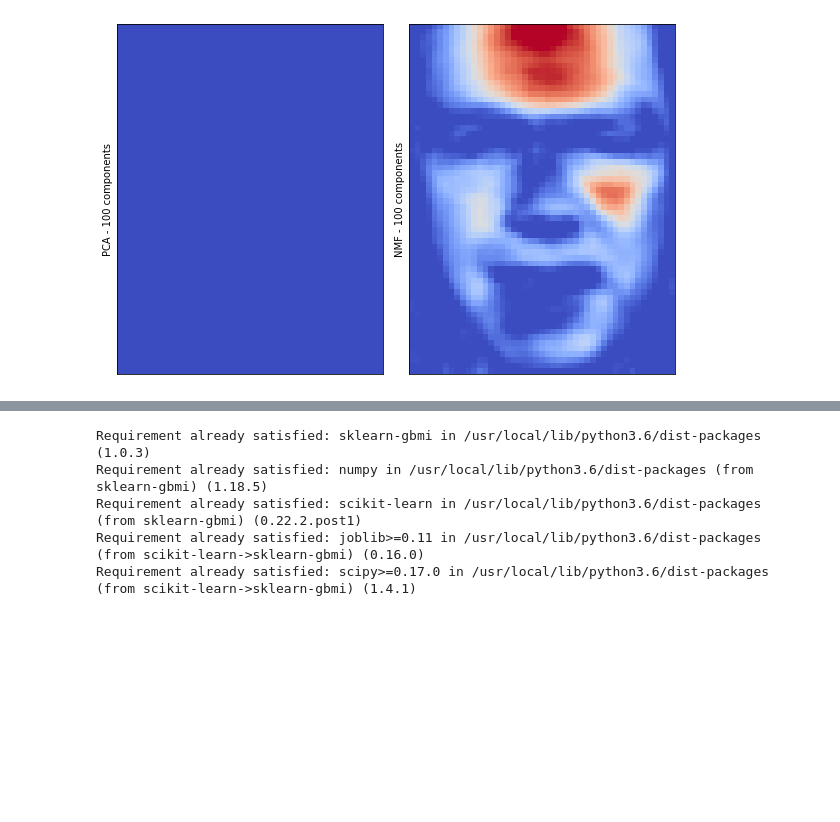
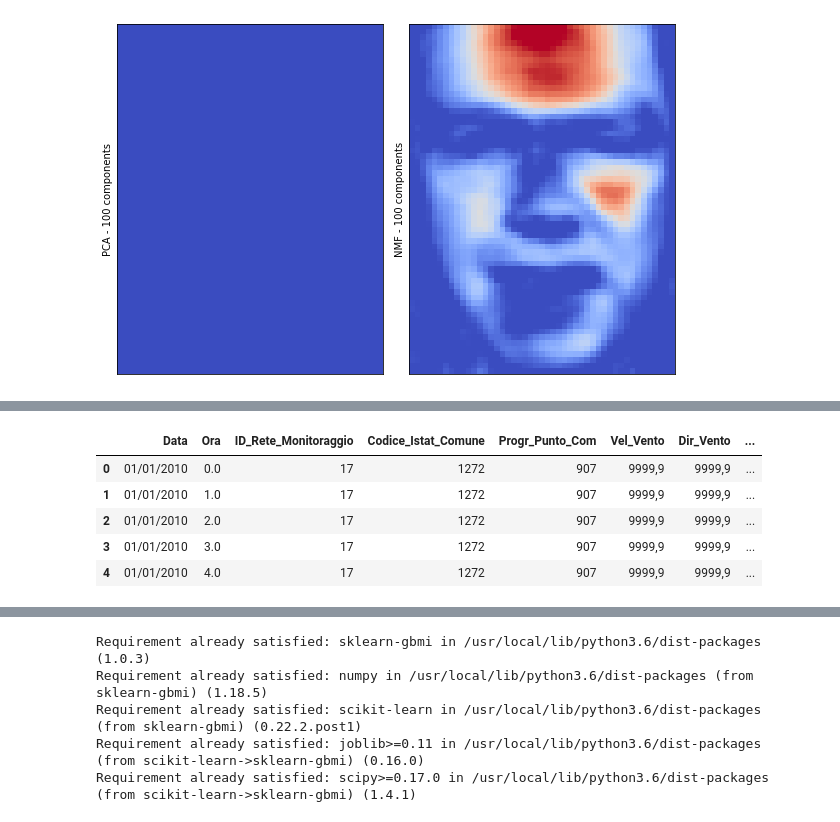
Before and after one commit to MachineLearningJournalClub/HowToTackleAMLCompetition, a Jupyter notebook: HowToTackleAMLCompetition/Lecture7|AdvancedFeatures.ipynb, the cells around one changed output, grey strips where cells are left out. Saved outputs shown, nothing was run; the diff lists cells and outputs as text; code cells hidden in the pictures; blank space fills up the shorter version.

```diff
--- a/HowToTackleAMLCompetition/Lecture7|AdvancedFeatures.ipynb
+++ b/HowToTackleAMLCompetition/Lecture7|AdvancedFeatures.ipynb
@@ -989,0 +1016,15 @@ https://github.com/ralphhaygood/sklearn-gbmi/blob/master/example.ipynb
+# %%
+header_list = ["Data", "Ora", "ID_Rete_Monitoraggio", "Codice_Istat_Comune",
+               "Progr_Punto_Com","Vel_Vento", "Dir_Vento", "Dev_Std_Vel_Trasversale",
+               "Press_Atmosferica", "Temp_Aria", "Umid_Relativa", "Rad_Solare_Diretta",
+               "Rad_Solare_Riflessa", "Precipitazione"]
+arpa_data = pd.read_csv("MonthElb_012010_001272907.csv", error_bad_lines=False , sep= ";", names = header_list)
+# %%
+arpa_data.head()
+# %% [output]
+|  | Data | Ora | ID_Rete_Monitoraggio | Codice_Istat_Comune | Progr_Punto_Com | Vel_Vento | Dir_Vento | ... |
+| 0 | 01/01/2010 | 0.0 | 17 | 1272 | 907 | 9999,9 | 9999,9 | ... |
+| 1 | 01/01/2010 | 1.0 | 17 | 1272 | 907 | 9999,9 | 9999,9 | ... |
+| 2 | 01/01/2010 | 2.0 | 17 | 1272 | 907 | 9999,9 | 9999,9 | ... |
+| 3 | 01/01/2010 | 3.0 | 17 | 1272 | 907 | 9999,9 | 9999,9 | ... |
+| 4 | 01/01/2010 | 4.0 | 17 | 1272 | 907 | 9999,9 | 9999,9 | ... |
```
Also changed, not shown: parts of 6 cells of this notebook.
